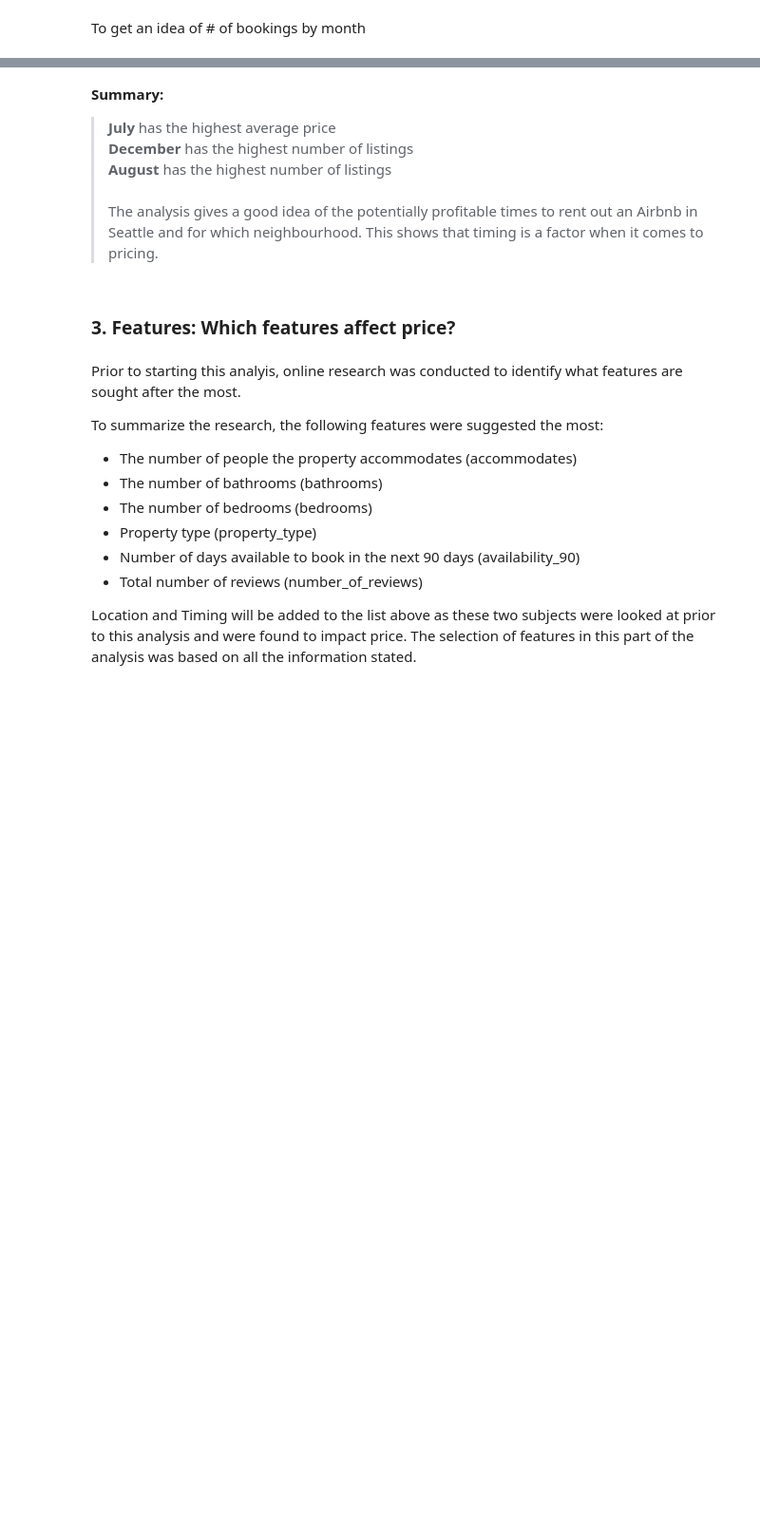
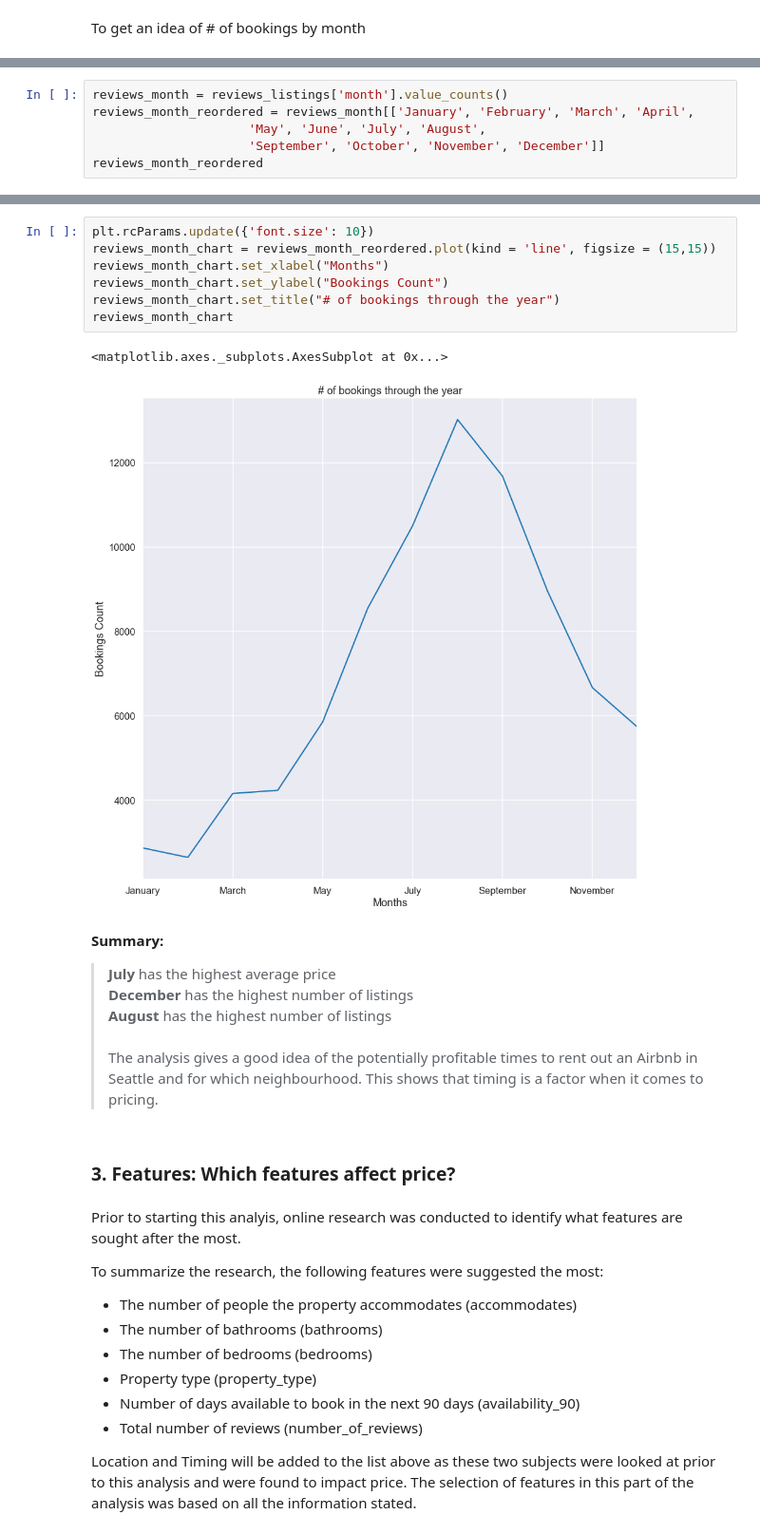
Before and after one commit to marq-oh/dsnd-p1, a Jupyter notebook: seattle_airbnb_pricing.ipynb, the cells around one changed output, grey strips where cells are left out. Shown at 95% size. Cells and saved outputs as stored; diff of their text form; blank space fills up the shorter version.

```diff
--- a/seattle_airbnb_pricing.ipynb
+++ b/seattle_airbnb_pricing.ipynb
@@ -519,0 +547,6 @@ Name: month, dtype: int64
+# %%
+reviews_month = reviews_listings['month'].value_counts()
+reviews_month_reordered = reviews_month[['January', 'February', 'March', 'April',
+                     'May', 'June', 'July', 'August',
+                     'September', 'October', 'November', 'December']]
+reviews_month_reordered
@@ -520,3 +567,13 @@ Name: month, dtype: int64
+# %%
+plt.rcParams.update({'font.size': 10})
+reviews_month_chart = reviews_month_reordered.plot(kind = 'line', figsize = (15,15))
+reviews_month_chart.set_xlabel("Months")
+reviews_month_chart.set_ylabel("Bookings Count")
+reviews_month_chart.set_title("# of bookings through the year")
+reviews_month_chart
+# %% [output]
+<matplotlib.axes._subplots.AxesSubplot at 0x...>
+[figure, added]
 # %% [markdown]
 **Summary:**
 > **July** has the highest average price<br />
```
Also changed, not shown: parts of 15 cells of this notebook.
